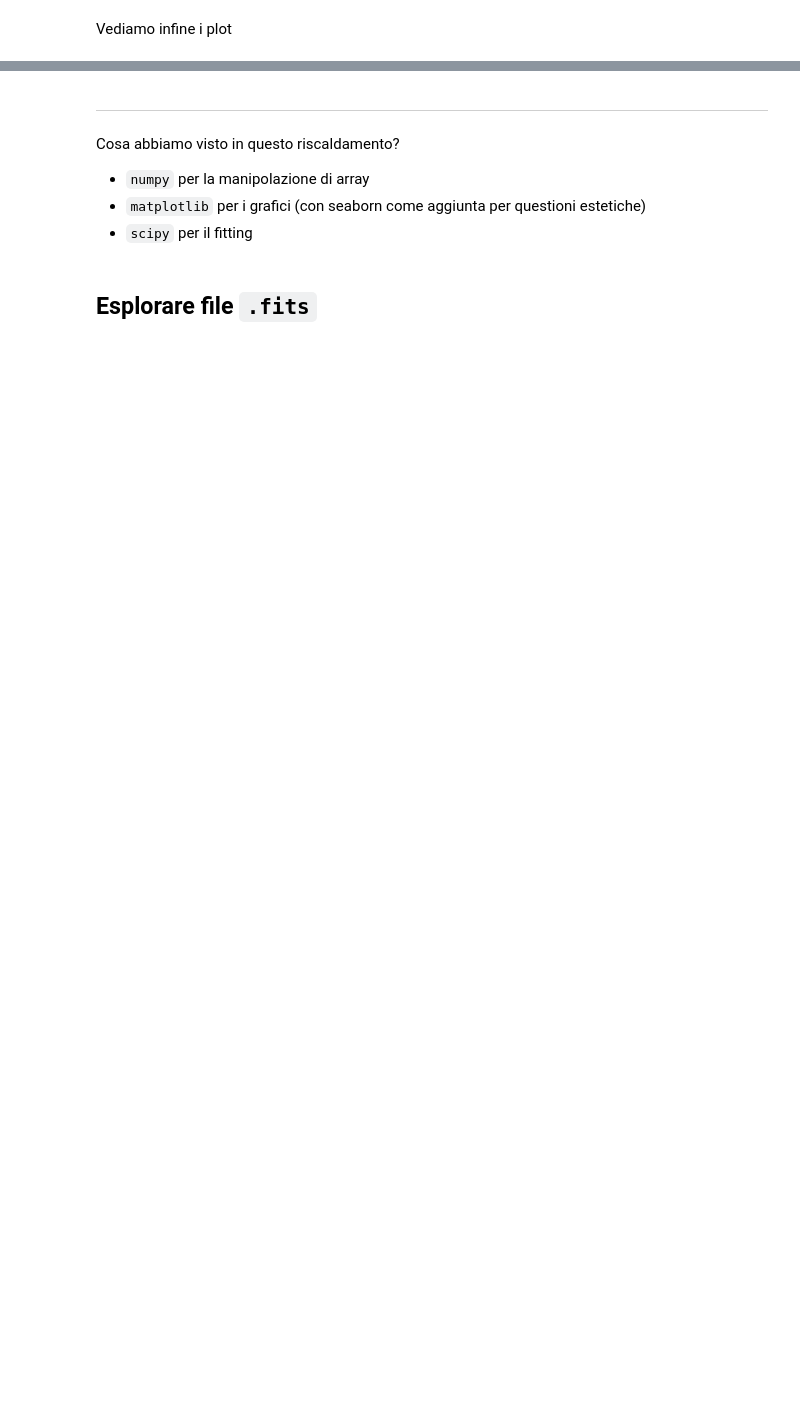
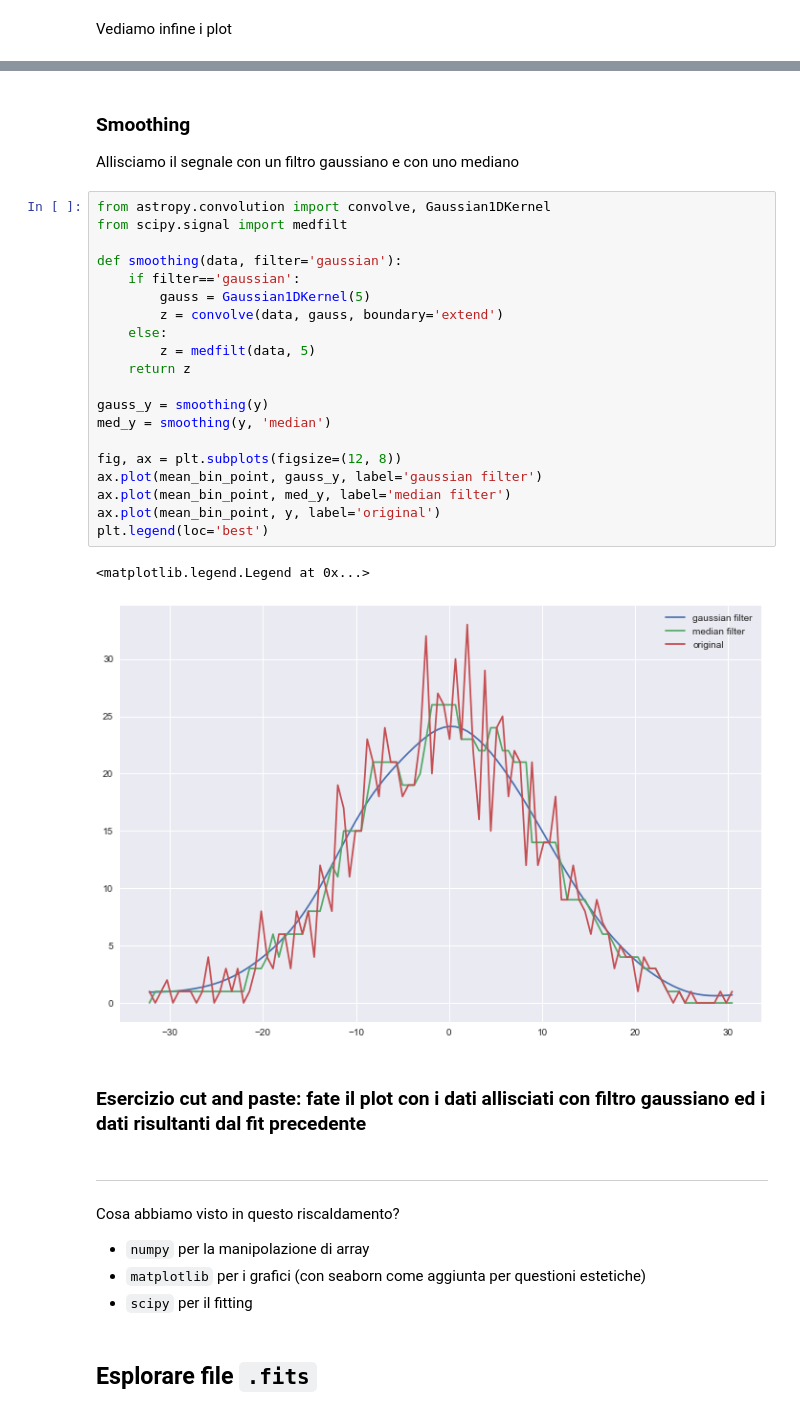
Before and after one commit to fvisconti/SeminarioSSDC, a Jupyter notebook: Seminario_Python4Astro_v2.ipynb, the cells around one changed output, grey strips where cells are left out. Drawn from its saved outputs; the diff is of its cells as text; blank space fills up the shorter version.

```diff
--- a/Seminario_Python4Astro_v2.ipynb
+++ b/Seminario_Python4Astro_v2.ipynb
@@ -168,3 +180,31 @@ plt.legend(loc='best')
+# %% [markdown]
+### Smoothing
+Allisciamo il segnale con un filtro gaussiano e con uno mediano
+# %%
+from astropy.convolution import convolve, Gaussian1DKernel
+from scipy.signal import medfilt
+
+def smoothing(data, filter='gaussian'):
+    if filter=='gaussian':
+        gauss = Gaussian1DKernel(5)
+        z = convolve(data, gauss, boundary='extend')
+    else:
+        z = medfilt(data, 5)
+    return z
+
+gauss_y = smoothing(y)
+med_y = smoothing(y, 'median')
+
+fig, ax = plt.subplots(figsize=(12, 8))
+ax.plot(mean_bin_point, gauss_y, label='gaussian filter')
+ax.plot(mean_bin_point, med_y, label='median filter')
+ax.plot(mean_bin_point, y, label='original')
+plt.legend(loc='best')
+# %% [output]
+<matplotlib.legend.Legend at 0x...>
+[figure, added]
+# %% [markdown]
+### Esercizio cut and paste: fate il plot con i dati allisciati con filtro gaussiano ed i dati risultanti dal fit precedente
 # %% [markdown]
 ----------------
 Cosa abbiamo visto in questo riscaldamento?
```
Also changed, not shown: parts of 44 cells of this notebook, 1 other file.
